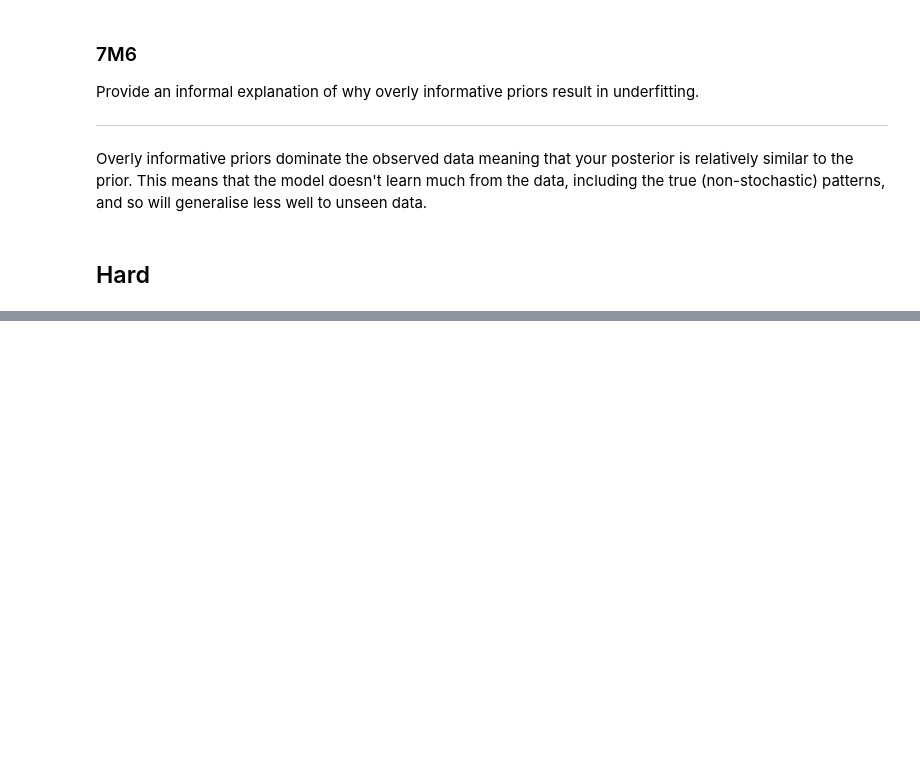
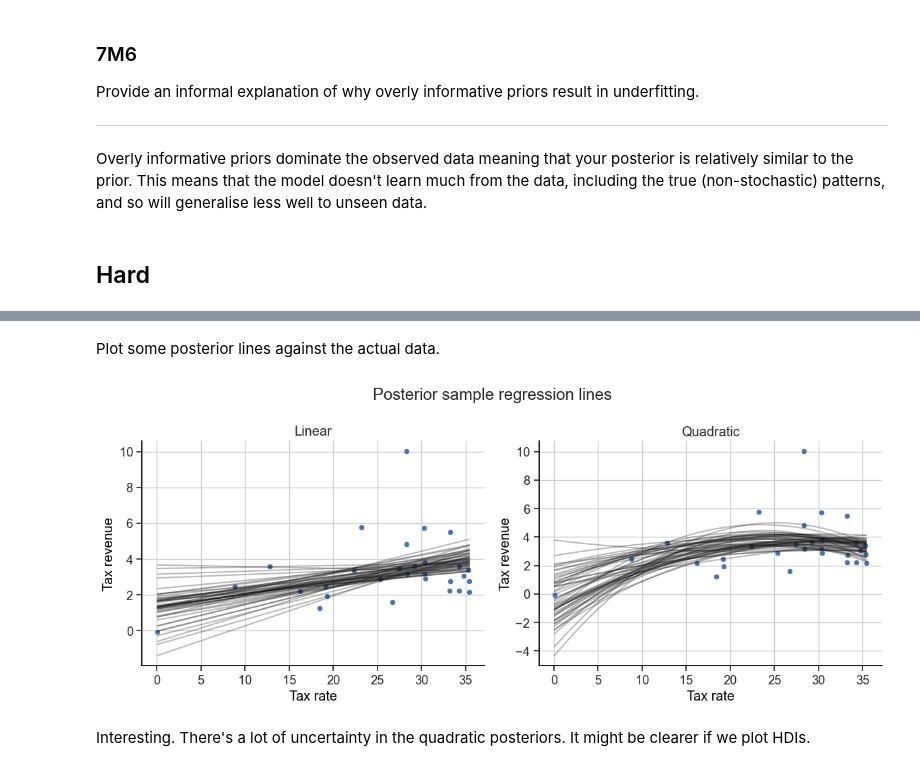
Before and after one commit to chris-leonard/statistical-rethinking, a Jupyter notebook: exercises/chapter_7.ipynb, the cells around one changed output, grey strips where cells are left out. Saved outputs shown, nothing was run; the diff lists cells and outputs as text; code cells hidden in the pictures; blank space fills up the shorter version.

```diff
--- a/exercises/chapter_7.ipynb
+++ b/exercises/chapter_7.ipynb
@@ -199,0 +396,6 @@ This means that the model doesn't learn much from the data, including the true (
+# %%
+with m_7h1a:
+    trace_7h1a = pm.sample(random_seed=RANDOM_SEED)
+
+with m_7h1b:
+    trace_7h1b = pm.sample(random_seed=RANDOM_SEED)
@@ -199,0 +415,32 @@ This means that the model doesn't learn much from the data, including the true (
+# %% [markdown]
+Plot some posterior lines against the actual data.
+# %%
+fig, axs = plt.subplots(ncols=2, figsize=(12, 5))
+
+sns.scatterplot(
+    laffer,
+    x="tax_rate",
+    y="tax_revenue",
+    ax=axs[0],
+)
+sns.scatterplot(
+    laffer,
+    x="tax_rate",
+    y="tax_revenue",
+    ax=axs[1],
+)
+
+plot_laffer_linear_model_sample_lines(trace_7h1a, laffer, group="posterior", normalised=False, ax=axs[0])
+plot_laffer_quadratic_model_sample_lines(trace_7h1b, laffer, group="posterior", normalised=False, ax=axs[1])
+
+axs[0].set(title="Linear")
+axs[1].set(title="Quadratic")
+
+fig.suptitle("Posterior sample regression lines")
+fig.tight_layout();
+# %% [output]
+[figure, added]
+# %% [markdown]
+Interesting.
+There's a lot of uncertainty in the quadratic posteriors.
+It might be clearer if we plot HDIs.
```
Also changed, not shown: parts of 55 cells of this notebook, 2 other files.
